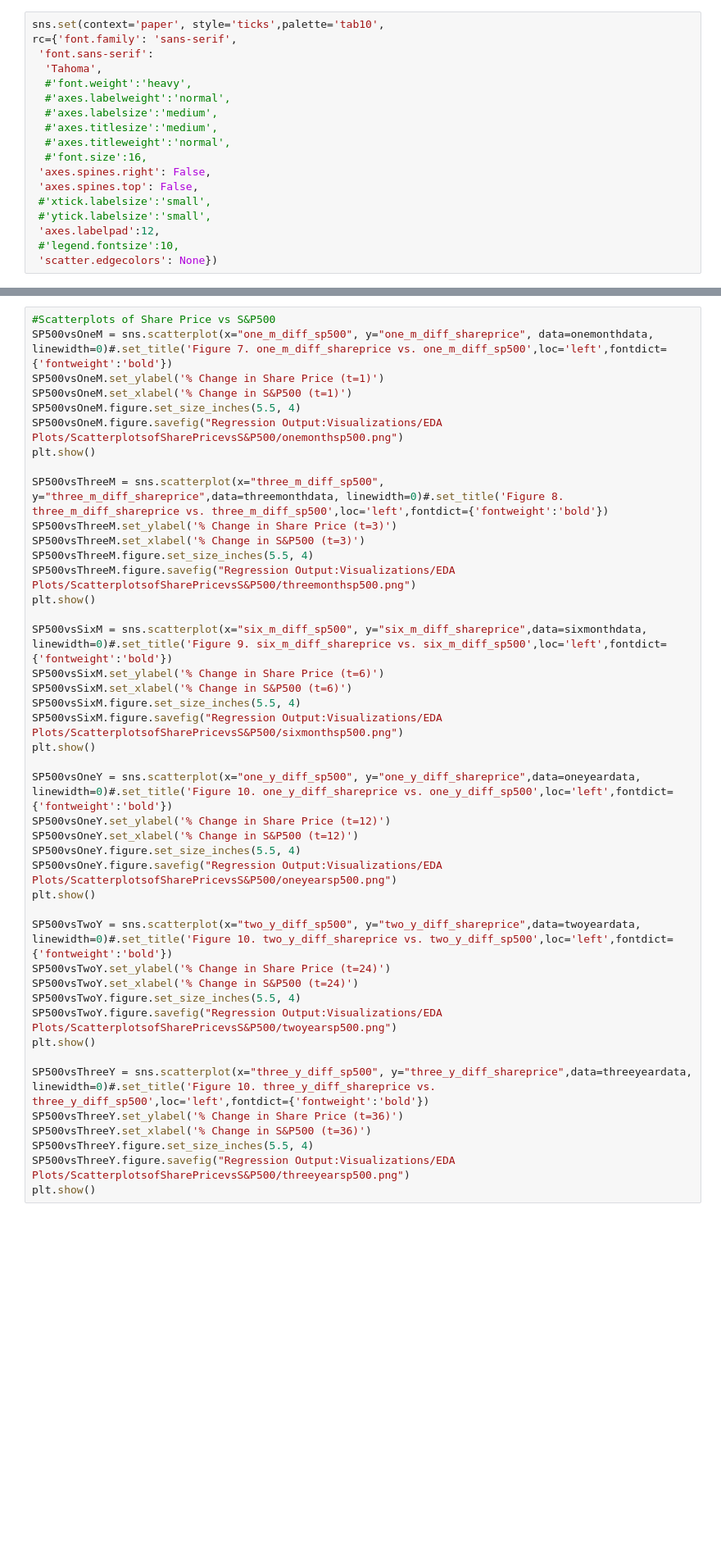
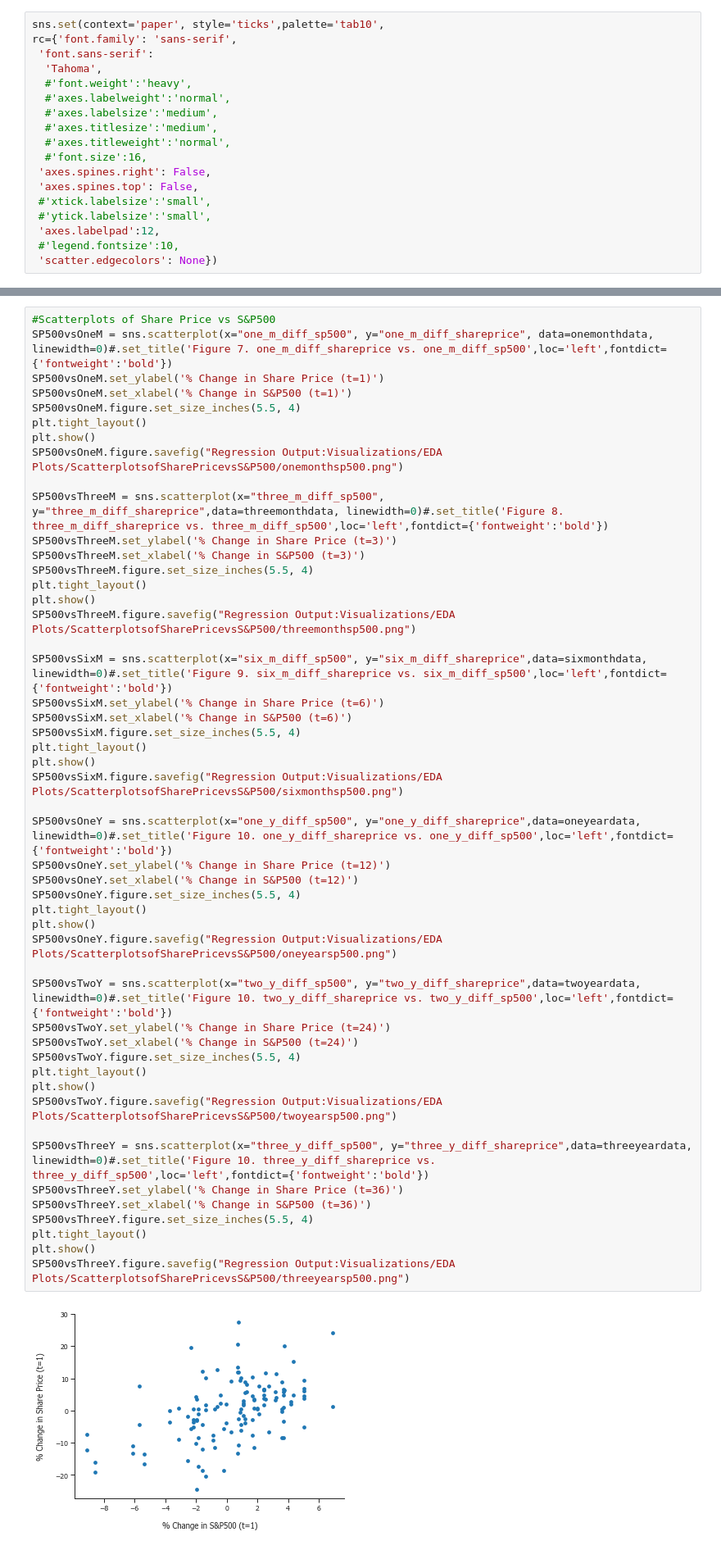
Before and after one commit to SolB77/Managerial-Economics-Senior-Thesis, a Jupyter notebook: Summary Statistics, Regression Analysis, and Visualizations.ipynb, the cells around one changed output, grey strips where cells are left out. Shown at 82% size. Cells and saved outputs as stored; diff of their text form; blank space fills up the shorter version.

```diff
--- a/Summary Statistics, Regression Analysis, and Visualizations.ipynb
+++ b/Summary Statistics, Regression Analysis, and Visualizations.ipynb
@@ -188,40 +209,48 @@ SP500vsOneM = sns.scatterplot(x="one_m_diff_sp500", y="one_m_diff_shareprice", d
 SP500vsOneM.set_ylabel('% Change in Share Price (t=1)')
 SP500vsOneM.set_xlabel('% Change in S&P500 (t=1)')
 SP500vsOneM.figure.set_size_inches(5.5, 4)
+plt.tight_layout()
+plt.show()
 SP500vsOneM.figure.savefig("Regression Output:Visualizations/EDA Plots/ScatterplotsofSharePricevsS&P500/onemonthsp500.png")
-plt.show()
 
 SP500vsThreeM = sns.scatterplot(x="three_m_diff_sp500", y="three_m_diff_shareprice",data=threemonthdata, linewidth=0)#.set_title('Figure 8. three_m_diff_shareprice vs. three_m_diff_sp500',loc='left',fontdict={'fontweight':'bold'})
 SP500vsThreeM.set_ylabel('% Change in Share Price (t=3)')
 SP500vsThreeM.set_xlabel('% Change in S&P500 (t=3)')
 SP500vsThreeM.figure.set_size_inches(5.5, 4)
+plt.tight_layout()
+plt.show()
 SP500vsThreeM.figure.savefig("Regression Output:Visualizations/EDA Plots/ScatterplotsofSharePricevsS&P500/threemonthsp500.png")
-plt.show()
 
 SP500vsSixM = sns.scatterplot(x="six_m_diff_sp500", y="six_m_diff_shareprice",data=sixmonthdata, linewidth=0)#.set_title('Figure 9. six_m_diff_shareprice vs. six_m_diff_sp500',loc='left',fontdict={'fontweight':'bold'})
 SP500vsSixM.set_ylabel('% Change in Share Price (t=6)')
 SP500vsSixM.set_xlabel('% Change in S&P500 (t=6)')
 SP500vsSixM.figure.set_size_inches(5.5, 4)
+plt.tight_layout()
+plt.show()
 SP500vsSixM.figure.savefig("Regression Output:Visualizations/EDA Plots/ScatterplotsofSharePricevsS&P500/sixmonthsp500.png")
-plt.show()
 
 SP500vsOneY = sns.scatterplot(x="one_y_diff_sp500", y="one_y_diff_shareprice",data=oneyeardata, linewidth=0)#.set_title('Figure 10. one_y_diff_shareprice vs. one_y_diff_sp500',loc='left',fontdict={'fontweight':'bold'})
 SP500vsOneY.set_ylabel('% Change in Share Price (t=12)')
 SP500vsOneY.set_xlabel('% Change in S&P500 (t=12)')
 SP500vsOneY.figure.set_size_inches(5.5, 4)
+plt.tight_layout()
+plt.show()
 SP500vsOneY.figure.savefig("Regression Output:Visualizations/EDA Plots/ScatterplotsofSharePricevsS&P500/oneyearsp500.png")
-plt.show()
 
 SP500vsTwoY = sns.scatterplot(x="two_y_diff_sp500", y="two_y_diff_shareprice",data=twoyeardata, linewidth=0)#.set_title('Figure 10. two_y_diff_shareprice vs. two_y_diff_sp500',loc='left',fontdict={'fontweight':'bold'})
 SP500vsTwoY.set_ylabel('% Change in Share Price (t=24)')
 SP500vsTwoY.set_xlabel('% Change in S&P500 (t=24)')
 SP500vsTwoY.figure.set_size_inches(5.5, 4)
+plt.tight_layout()
+plt.show()
 SP500vsTwoY.figure.savefig("Regression Output:Visualizations/EDA Plots/ScatterplotsofSharePricevsS&P500/twoyearsp500.png")
-plt.show()
 
 SP500vsThreeY = sns.scatterplot(x="three_y_diff_sp500", y="three_y_diff_shareprice",data=threeyeardata, linewidth=0)#.set_title('Figure 10. three_y_diff_shareprice vs. three_y_diff_sp500',loc='left',fontdict={'fontweight':'bold'})
 SP500vsThreeY.set_ylabel('% Change in Share Price (t=36)')
 SP500vsThreeY.set_xlabel('% Change in S&P500 (t=36)')
 SP500vsThreeY.figure.set_size_inches(5.5, 4)
+plt.tight_layout()
+plt.show()
 SP500vsThreeY.figure.savefig("Regression Output:Visualizations/EDA Plots/ScatterplotsofSharePricevsS&P500/threeyearsp500.png")
-plt.show()
+# %% [output]
+[figure, added]
```
Also changed, not shown: parts of 12 cells of this notebook, 26 other files.
